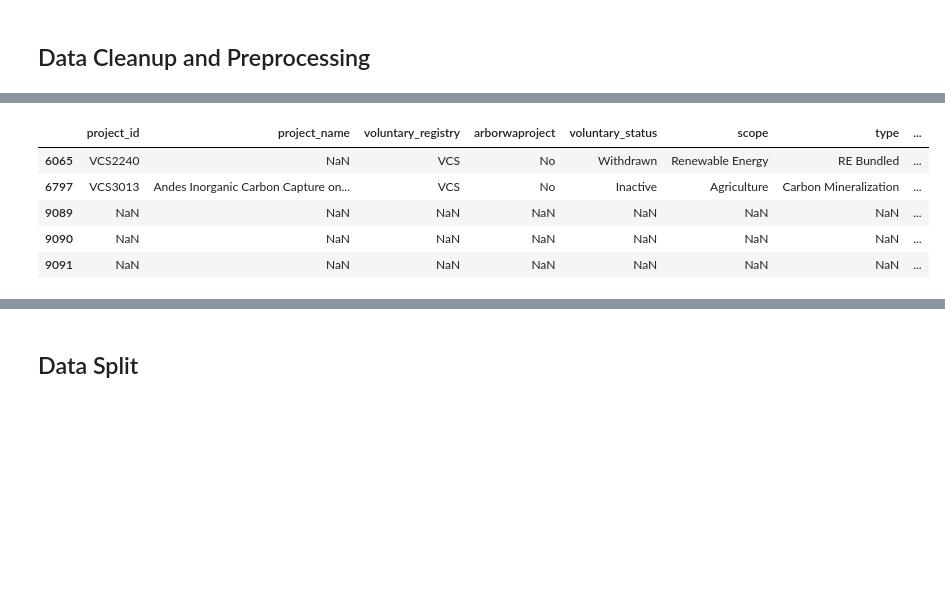
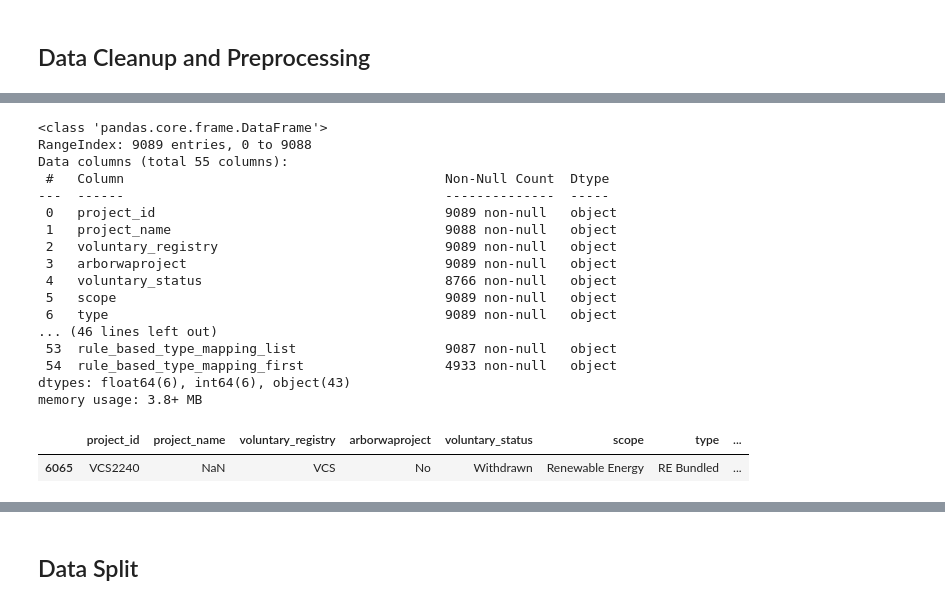
Before and after one commit to MaggieCorry/Capstone_Corry_Hoang_Tajnekar_Rong, a Jupyter notebook: EDA/Roshni_EDA_V11_latest.ipynb, the cells around one changed output, grey strips where cells are left out. Cells and saved outputs as stored; diff of their text form; code cells hidden in the pictures; blank space fills up the shorter version.

```diff
--- a/EDA/Roshni_EDA_V11_latest.ipynb
+++ b/EDA/Roshni_EDA_V11_latest.ipynb
@@ -30,4 +30,5 @@ df.to_csv(csv_file_path, index=False)
 # %%
 ##Starting from below after the first checkpoint
 # %%
-projects_df = pd.read_csv("../data/PROJECTS_V11.csv")
+projects_df = pd.read_csv("../data/PROJECTS_V11.csv", low_memory=False)
+methodologies_df = pd.read_csv("../data/projects_table_rules_final_ml.csv", low_memory=False)
@@ -91,0 +160,4 @@ dtype: int64
+# %%
+# Identify the duplicated columns from methodology
+columns_to_drop = projects_df.columns.intersection(methodologies_df.columns).drop('project_id').tolist()
+columns_to_drop
@@ -92,12 +175,34 @@ dtype: int64
+# %%
+methodologies_df_unique = methodologies_df.drop(columns=columns_to_drop)
+# %%
+
+# Merge the dataframes on 'project_id' using an outer join to keep all records from both dataframes
+merged_df = pd.merge(projects_df, methodologies_df_unique, on='project_id', how='left')
+# %%
+merged_df.info()
+# %% [output]
+<class 'pandas.core.frame.DataFrame'>
+RangeIndex: 9089 entries, 0 to 9088
+Data columns (total 55 columns):
+ #   Column                                         Non-Null Count  Dtype
+---  ------                                         --------------  -----
+ 0   project_id                                     9089 non-null   object
+ 1   project_name                                   9088 non-null   object
+ 2   voluntary_registry                             9089 non-null   object
+ 3   arborwaproject                                 9089 non-null   object
+ 4   voluntary_status                               8766 non-null   object
+ 5   scope                                          9089 non-null   object
+ 6   type                                           9089 non-null   object
+... (46 lines left out)
+ 53  rule_based_type_mapping_list                   9087 non-null   object
+ 54  rule_based_type_mapping_first                  4933 non-null   object
+dtypes: float64(6), int64(6), object(43)
+memory usage: 3.8+ MB
 # %%
 #Remove the project with Null name
-project=projects_df[(projects_df["project_name"].isna()) | (projects_df["project_developer"].isna())]
+project=merged_df[(merged_df["project_name"].isna()) | (merged_df["type"].isna())]
 
 project
 # %% [output]
 |  | project_id | project_name | voluntary_registry | arborwaproject | voluntary_status | scope | type | ... |
 | 6065 | VCS2240 | NaN | VCS | No | Withdrawn | Renewable Energy | RE Bundled | ... |
-| 6797 | VCS3013 | Andes Inorganic Carbon Capture on... | VCS | No | Inactive | Agriculture | Carbon Mineralization | ... |
-| 9089 | NaN | NaN | NaN | NaN | NaN | NaN | NaN | ... |
-| 9090 | NaN | NaN | NaN | NaN | NaN | NaN | NaN | ... |
-| 9091 | NaN | NaN | NaN | NaN | NaN | NaN | NaN | ... |
```
Also changed, not shown: parts of 40 cells of this notebook.
